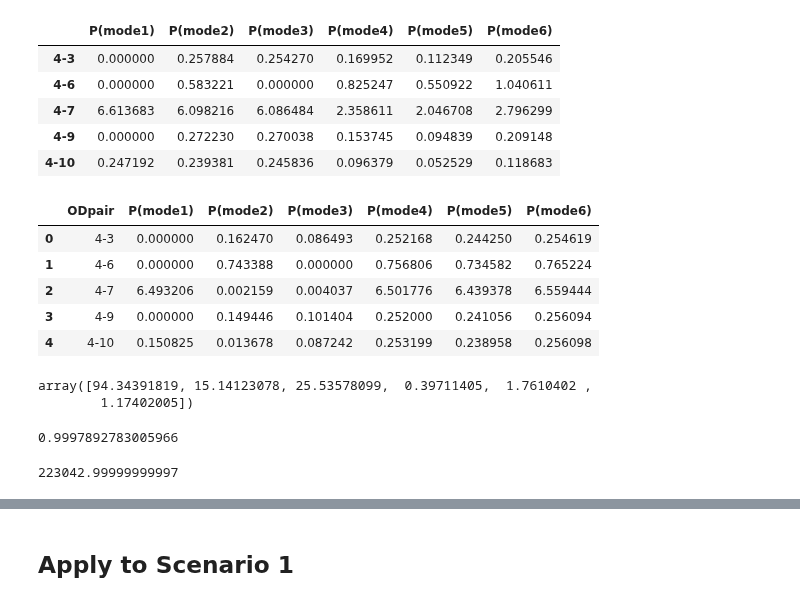
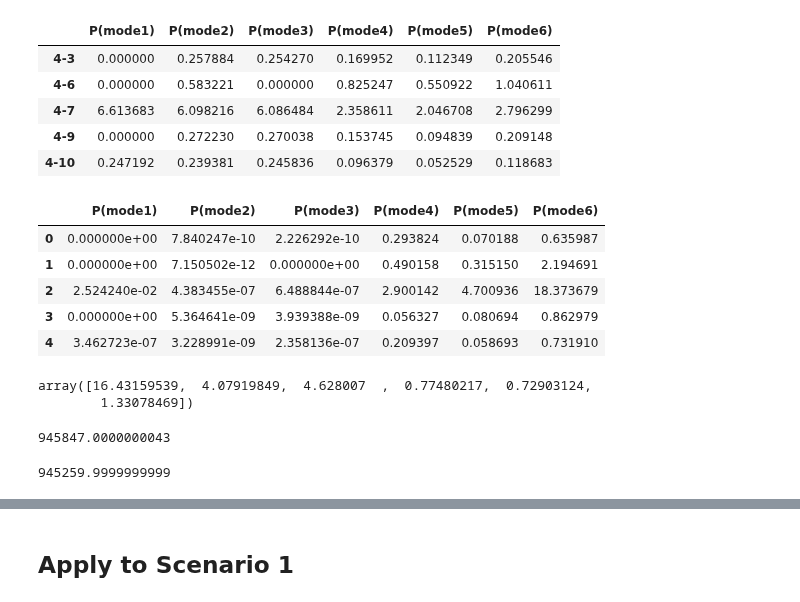
Before and after one commit to Rufei-Sheng/Manhattan-Congestion-Surcharge-Capstone, a Jupyter notebook: modeling/modeling_scenario1_(with_tune)_7_20.ipynb, the cells around one changed output, grey strips where cells are left out. Cells and saved outputs as stored; diff of their text form; code cells hidden in the pictures.

```diff
--- a/modeling/modeling_scenario1_(with_tune)_7_20.ipynb
+++ b/modeling/modeling_scenario1_(with_tune)_7_20.ipynb
@@ -346,8 +346,8 @@ best_T1_tot_mse = .2
 best_Lambda_tot_mse = .005
 tuning_history_tot_mse = []
 
-for Ti in [.001]: #Set your grid search range
-    for lambdai in [.0005]:
+for Ti in [.05]: #Set your grid search range
+    for lambdai in [1.5]:
         T1 = Ti
         T2 = 1
         T3 = 1
@@ -360,7 +360,7 @@ for Ti in [.001]: #Set your grid search range
 
         predict_choice_test, loss_function_denodf_test, pop_wage_test, timeslot_test = apply_model(T, totmode, wagelist, Lambda, testdf)
         combine_test, loss_deno_test, rloss_test, rmse_test, tot_mse_test= compare_with_ground_truth(predict_choice_test, loss_function_denodf_test, acs)
-        print(predict_choice_test.sum()[1:], (Ti, lambdai, rmse_test, tot_mse_test))
+        print(predict_choice_test.sum()[0:], (Ti, lambdai, rmse_test, tot_mse_test))
 
         tuning_history_rloss.append((Ti, lambdai, rloss_test))
         tuning_history_rmse.append((Ti, lambdai, rmse_test))
@@ -433,24 +461,24 @@ o = list(predict_choice_test.origin.unique())
 # %%
 acs_check = acs[acs.taxi_zone.isin(o)]
 # %%
-predict_choice_test.iloc[:,0:7].head()
+predict_choice_test.iloc[:,1:7].head()
 # %% [output]
-|  | ODpair | P(mode1) | P(mode2) | P(mode3) | P(mode4) | P(mode5) | P(mode6) |
-| 0 | 4-3 | 0.000000 | 0.162470 | 0.086493 | 0.252168 | 0.244250 | 0.254619 |
-| 1 | 4-6 | 0.000000 | 0.743388 | 0.000000 | 0.756806 | 0.734582 | 0.765224 |
-| 2 | 4-7 | 6.493206 | 0.002159 | 0.004037 | 6.501776 | 6.439378 | 6.559444 |
-| 3 | 4-9 | 0.000000 | 0.149446 | 0.101404 | 0.252000 | 0.241056 | 0.256094 |
-| 4 | 4-10 | 0.150825 | 0.013678 | 0.087242 | 0.253199 | 0.238958 | 0.256098 |
+|  | P(mode1) | P(mode2) | P(mode3) | P(mode4) | P(mode5) | P(mode6) |
+| 0 | 0.000000e+00 | 7.840247e-10 | 2.226292e-10 | 0.293824 | 0.070188 | 0.635987 |
+| 1 | 0.000000e+00 | 7.150502e-12 | 0.000000e+00 | 0.490158 | 0.315150 | 2.194691 |
+| 2 | 2.524240e-02 | 4.383455e-07 | 6.488844e-07 | 2.900142 | 4.700936 | 18.373679 |
+| 3 | 0.000000e+00 | 5.364641e-09 | 3.939388e-09 | 0.056327 | 0.080694 | 0.862979 |
+| 4 | 3.462723e-07 | 3.228991e-09 | 2.358136e-07 | 0.209397 | 0.058693 | 0.731910 |
 # %%
 predict_choice_test.iloc[:,1:7].sum(axis=0).values/acs_check.iloc[:,1:].sum(axis=0).values
 # %% [output]
-array([94.34391819, 15.14123078, 25.53578099,  0.39711405,  1.7610402 ,
-        1.17402005])
+array([16.43159539,  4.07919849,  4.628007  ,  0.77480217,  0.72903124,
+        1.33078469])
 # %%
 predict_choice_test.iloc[:,1:7].sum(axis=0).sum()
 # %% [output]
-0.9997892783005966
+945847.0000000043
 # %%
 acs_check.iloc[:,1:].sum(axis=0).sum()
 # %% [output]
-223042.99999999997
+945259.9999999999
```
Also changed, not shown: parts of 19 cells of this notebook, 12 other files.
